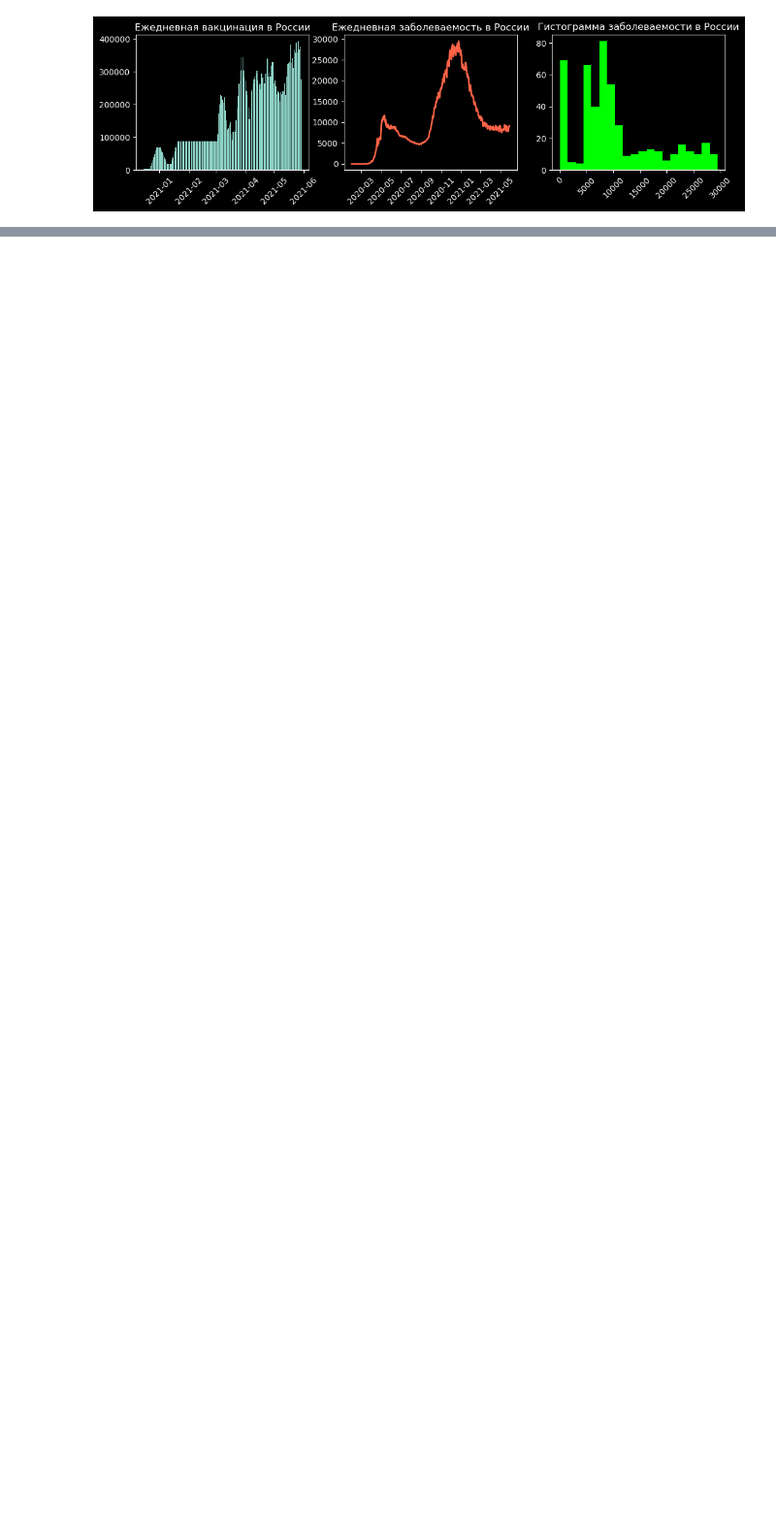
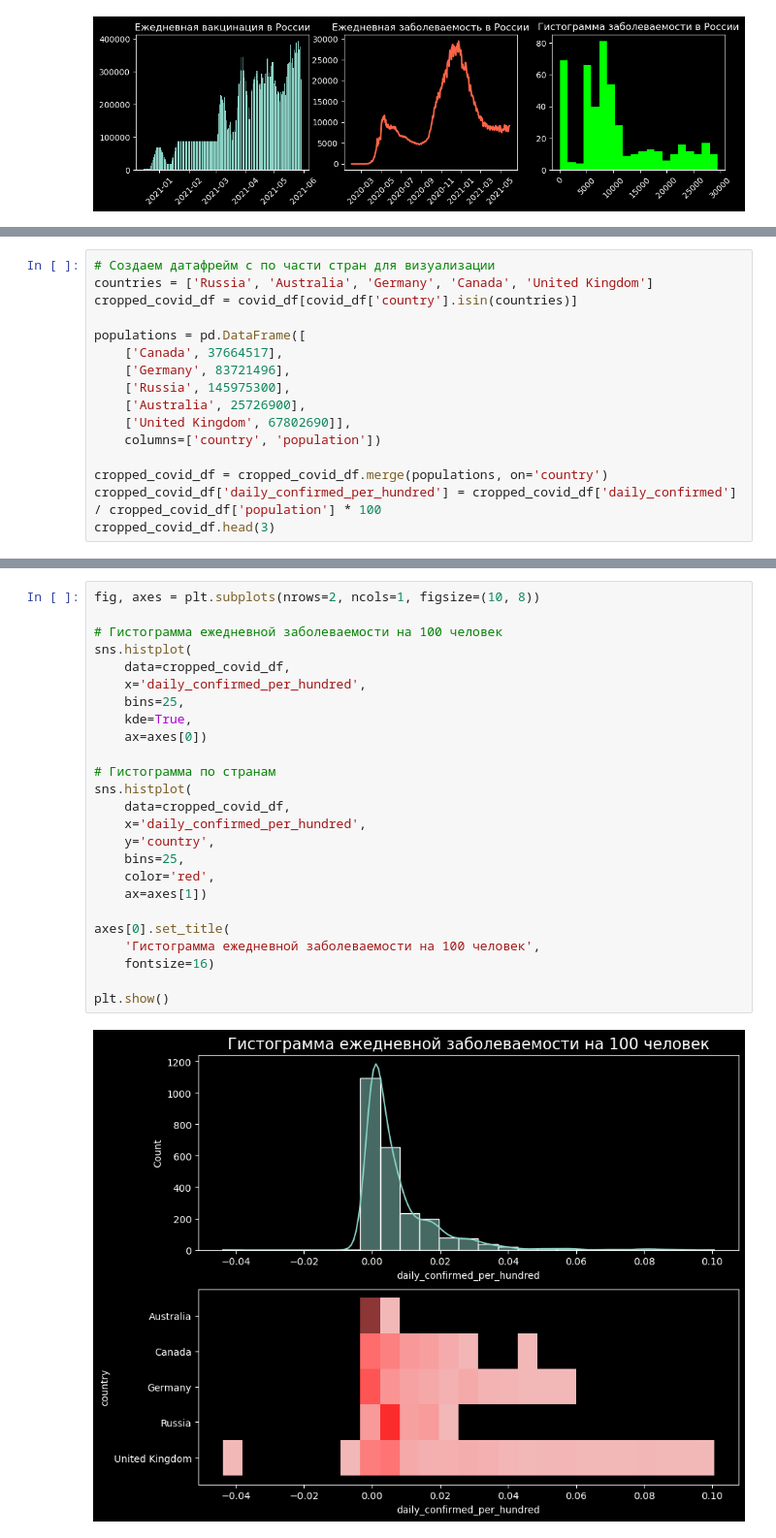
Before and after one commit to thetitorenko/sf_dspr_code, a Jupyter notebook: 01-block/06-python_13/06-python_13.ipynb, the cells around one changed output, grey strips where cells are left out. Shown at 97% size. Saved outputs shown, nothing was run; the diff lists cells and outputs as text; blank space fills up the shorter version.

```diff
--- a/01-block/06-python_13/06-python_13.ipynb
+++ b/01-block/06-python_13/06-python_13.ipynb
@@ -369,0 +376,16 @@ plt.show()
+# %%
+# Создаем датафрейм с по части стран для визуализации
+countries = ['Russia', 'Australia', 'Germany', 'Canada', 'United Kingdom']
+cropped_covid_df = covid_df[covid_df['country'].isin(countries)]
+
+populations = pd.DataFrame([
+    ['Canada', 37664517],
+    ['Germany', 83721496],
+    ['Russia', 145975300],
+    ['Australia', 25726900],
+    ['United Kingdom', 67802690]],
+    columns=['country', 'population'])
+
+cropped_covid_df = cropped_covid_df.merge(populations, on='country')
+cropped_covid_df['daily_confirmed_per_hundred'] = cropped_covid_df['daily_confirmed'] / cropped_covid_df['population'] * 100
+cropped_covid_df.head(3)
@@ -369,0 +397,27 @@ plt.show()
+# %%
+fig, axes = plt.subplots(nrows=2, ncols=1, figsize=(10, 8))
+
+# Гистограмма ежедневной заболеваемости на 100 человек
+sns.histplot(
+    data=cropped_covid_df,
+    x='daily_confirmed_per_hundred',
+    bins=25,
+    kde=True,
+    ax=axes[0])
+
+# Гистограмма по странам
+sns.histplot(
+    data=cropped_covid_df,
+    x='daily_confirmed_per_hundred',
+    y='country',
+    bins=25,
+    color='red',
+    ax=axes[1])
+
+axes[0].set_title(
+    'Гистограмма ежедневной заболеваемости на 100 человек',
+    fontsize=16)
+
+plt.show()
+# %% [output]
+[figure, added]
```
Also changed, not shown: parts of 4 cells of this notebook.
